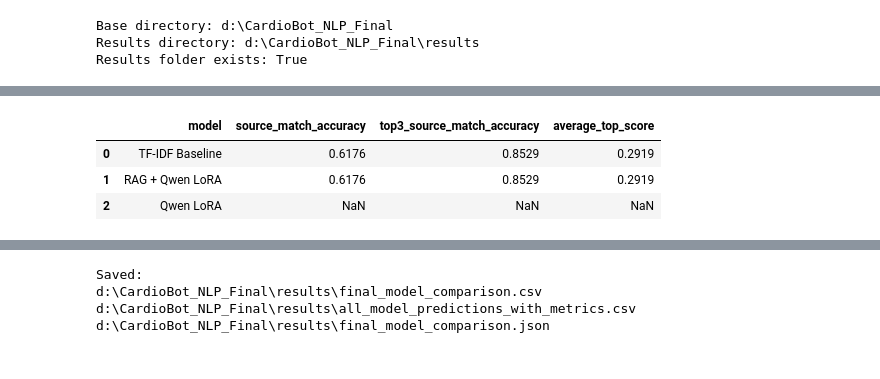
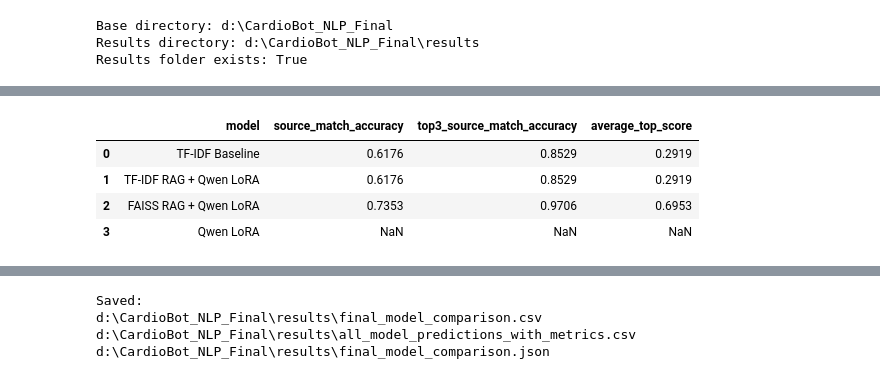
Before and after one commit to Yoruu-x1/cardiobot-nlp-final, a Jupyter notebook: notebooks/05_evaluation_results.ipynb, the cells around one changed output, grey strips where cells are left out. Cells and saved outputs as stored; diff of their text form; code cells hidden in the pictures.

```diff
--- a/notebooks/05_evaluation_results.ipynb
+++ b/notebooks/05_evaluation_results.ipynb
@@ -50,9 +50,11 @@ Results folder exists: True
 required_files = {
     "baseline": RESULTS_DIR / "baseline_tfidf_answers.json",
     "lora": RESULTS_DIR / "finetuned_qwen_lora_answers.json",
-    "rag": RESULTS_DIR / "rag_answers.json",
+    "rag_tfidf": RESULTS_DIR / "rag_answers.json",
+    "rag_faiss": RESULTS_DIR / "faiss_rag_answers.json",
     "baseline_summary": RESULTS_DIR / "baseline_tfidf_summary.json",
-    "rag_summary": RESULTS_DIR / "rag_summary.json"
+    "rag_tfidf_summary": RESULTS_DIR / "rag_summary.json",
+    "rag_faiss_summary": RESULTS_DIR / "faiss_rag_summary.json"
 }
 
 for name, path in required_files.items():
@@ -71,18 +75,17 @@ def load_json(path):
 
 baseline_results = load_json(required_files["baseline"])
 lora_results = load_json(required_files["lora"])
-rag_results = load_json(required_files["rag"])
+rag_tfidf_results = load_json(required_files["rag_tfidf"])
+rag_faiss_results = load_json(required_files["rag_faiss"])
 
 baseline_summary = load_json(required_files["baseline_summary"])
-rag_summary = load_json(required_files["rag_summary"])
+rag_tfidf_summary = load_json(required_files["rag_tfidf_summary"])
+rag_faiss_summary = load_json(required_files["rag_faiss_summary"])
 
 print("Baseline results:", len(baseline_results))
 print("LoRA results:", len(lora_results))
-print("RAG results:", len(rag_results))
-
-print("\nBaseline sample keys:", baseline_results[0].keys())
-print("LoRA sample keys:", lora_results[0].keys())
-print("RAG sample keys:", rag_results[0].keys())
+print("TF-IDF RAG results:", len(rag_tfidf_results))
+print("FAISS RAG results:", len(rag_faiss_results))
 # %% [output]
 Baseline results: 34
 LoRA results: 34
@@ -308,31 +317,38 @@ summary_df
 # %%
 retrieval_metrics = pd.DataFrame([
     {
         "model": "TF-IDF Baseline",
         "source_match_accuracy": baseline_summary.get("source_match_accuracy"),
         "top3_source_match_accuracy": baseline_summary.get("top3_source_match_accuracy"),
         "average_top_score": baseline_summary.get("average_top_score")
     },
     {
-        "model": "RAG + Qwen LoRA",
-        "source_match_accuracy": rag_summary.get("source_match_accuracy"),
-        "top3_source_match_accuracy": rag_summary.get("top3_source_match_accuracy"),
-        "average_top_score": rag_summary.get("average_top_score")
+        "model": "TF-IDF RAG + Qwen LoRA",
+        "source_match_accuracy": rag_tfidf_summary.get("source_match_accuracy"),
+        "top3_source_match_accuracy": rag_tfidf_summary.get("top3_source_match_accuracy"),
+        "average_top_score": rag_tfidf_summary.get("average_top_score")
+    },
+    {
+        "model": "FAISS RAG + Qwen LoRA",
+        "source_match_accuracy": rag_faiss_summary.get("source_match_accuracy"),
+        "top3_source_match_accuracy": rag_faiss_summary.get("top3_source_match_accuracy"),
+        "average_top_score": rag_faiss_summary.get("average_top_score")
     },
     {
         "model": "Qwen LoRA",
         "source_match_accuracy": np.nan,
         "top3_source_match_accuracy": np.nan,
         "average_top_score": np.nan
     }
 ])
 
 retrieval_metrics
 # %% [output]
 |  | model | source_match_accuracy | top3_source_match_accuracy | average_top_score |
 | 0 | TF-IDF Baseline | 0.6176 | 0.8529 | 0.2919 |
-| 1 | RAG + Qwen LoRA | 0.6176 | 0.8529 | 0.2919 |
-| 2 | Qwen LoRA | NaN | NaN | NaN |
+| 1 | TF-IDF RAG + Qwen LoRA | 0.6176 | 0.8529 | 0.2919 |
+| 2 | FAISS RAG + Qwen LoRA | 0.7353 | 0.9706 | 0.6953 |
+| 3 | Qwen LoRA | NaN | NaN | NaN |
 # %%
 final_comparison = summary_df.merge(
     retrieval_metrics,
```
Also changed, not shown: parts of 8 cells of this notebook, 8 other files.
